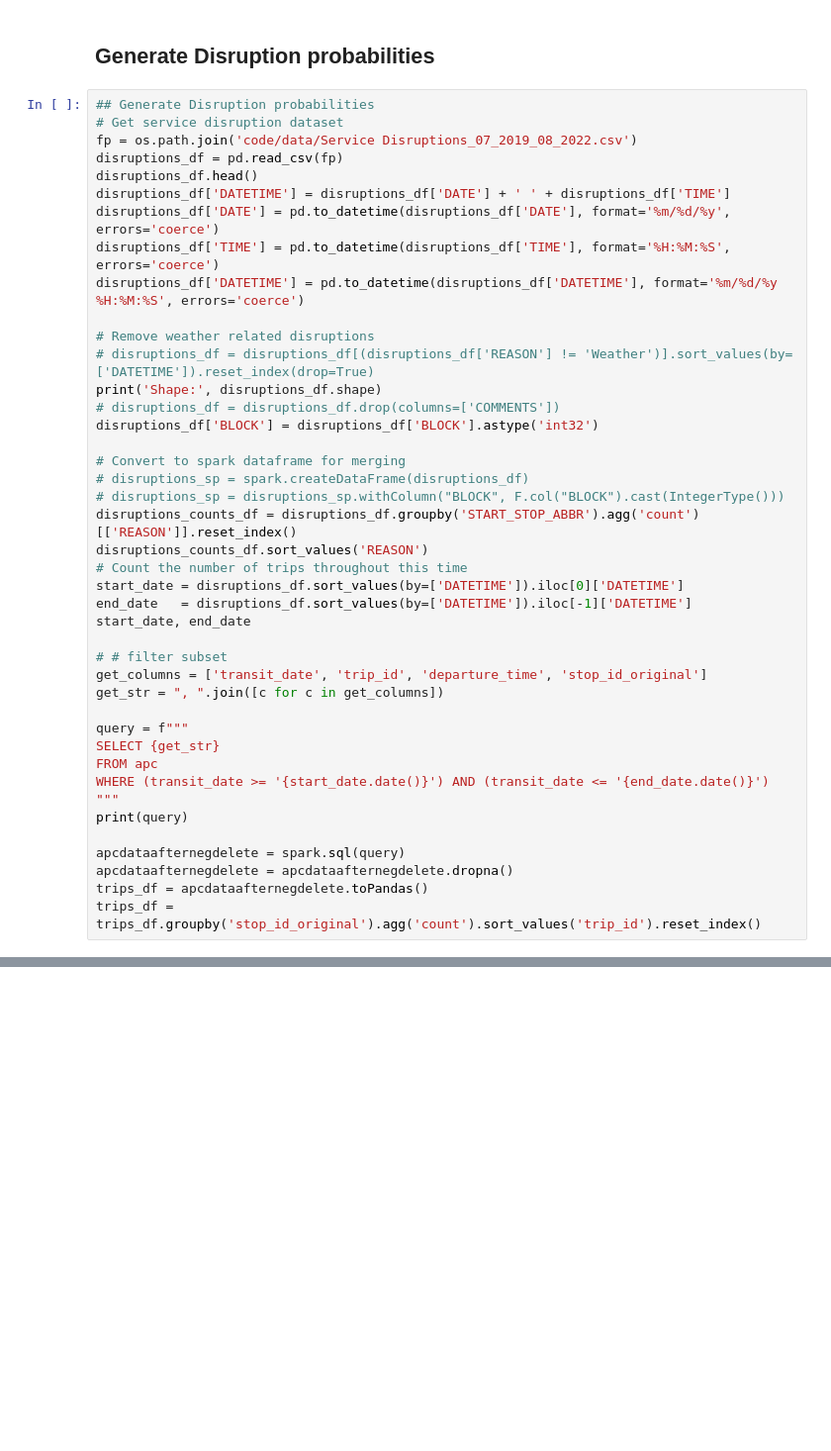
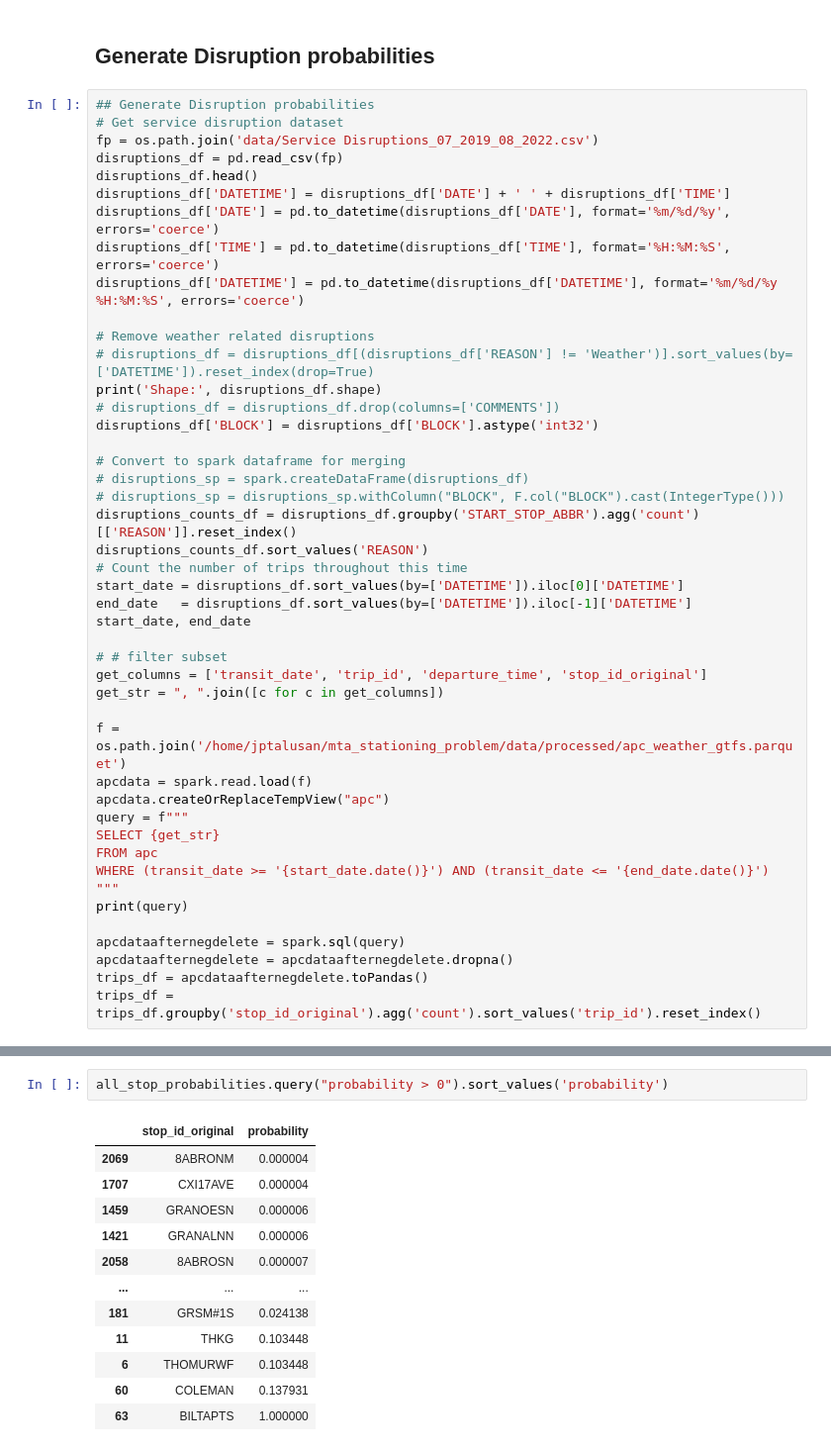
Before and after one commit to jptalusan/ICCPS_stationing, a Jupyter notebook: data_generation/generate_files_scheduledtime.ipynb, the cells around one changed output, grey strips where cells are left out. Shown: that part at 99% size. Drawn from its saved outputs; the diff is of its cells as text; blank space fills up the shorter version.

```diff
--- a/data_generation/generate_files_scheduledtime.ipynb
+++ b/data_generation/generate_files_scheduledtime.ipynb
@@ -347,7 +347,7 @@ stop_pairs
 # %%
 ## Generate Disruption probabilities
 # Get service disruption dataset
-fp = os.path.join('code/data/Service Disruptions_07_2019_08_2022.csv')
+fp = os.path.join('data/Service Disruptions_07_2019_08_2022.csv')
 disruptions_df = pd.read_csv(fp)
 disruptions_df.head()
 disruptions_df['DATETIME'] = disruptions_df['DATE'] + ' ' + disruptions_df['TIME']
@@ -375,6 +375,9 @@ start_date, end_date
 get_columns = ['transit_date', 'trip_id', 'departure_time', 'stop_id_original']
 get_str = ", ".join([c for c in get_columns])
 
+f = os.path.join('/home/jptalusan/mta_stationing_problem/data/processed/apc_weather_gtfs.parquet')
+apcdata = spark.read.load(f)
+apcdata.createOrReplaceTempView("apc")
 query = f"""
 SELECT {get_str}
 FROM apc
@@ -400,0 +410,15 @@ merged_df.sort_values('probability').tail(10)
+# %%
+all_stop_probabilities.query("probability > 0").sort_values('probability')
+# %% [output]
+|  | stop_id_original | probability |
+| 2069 | 8ABRONM | 0.000004 |
+| 1707 | CXI17AVE | 0.000004 |
+| 1459 | GRANOESN | 0.000006 |
+| 1421 | GRANALNN | 0.000006 |
+| 2058 | 8ABROSN | 0.000007 |
+| ... | ... | ... |
+| 181 | GRSM#1S | 0.024138 |
+| 11 | THKG | 0.103448 |
+| 6 | THOMURWF | 0.103448 |
+| 60 | COLEMAN | 0.137931 |
+| 63 | BILTAPTS | 1.000000 |
```
Also changed, not shown: parts of 5 cells of this notebook, 7 other files.
